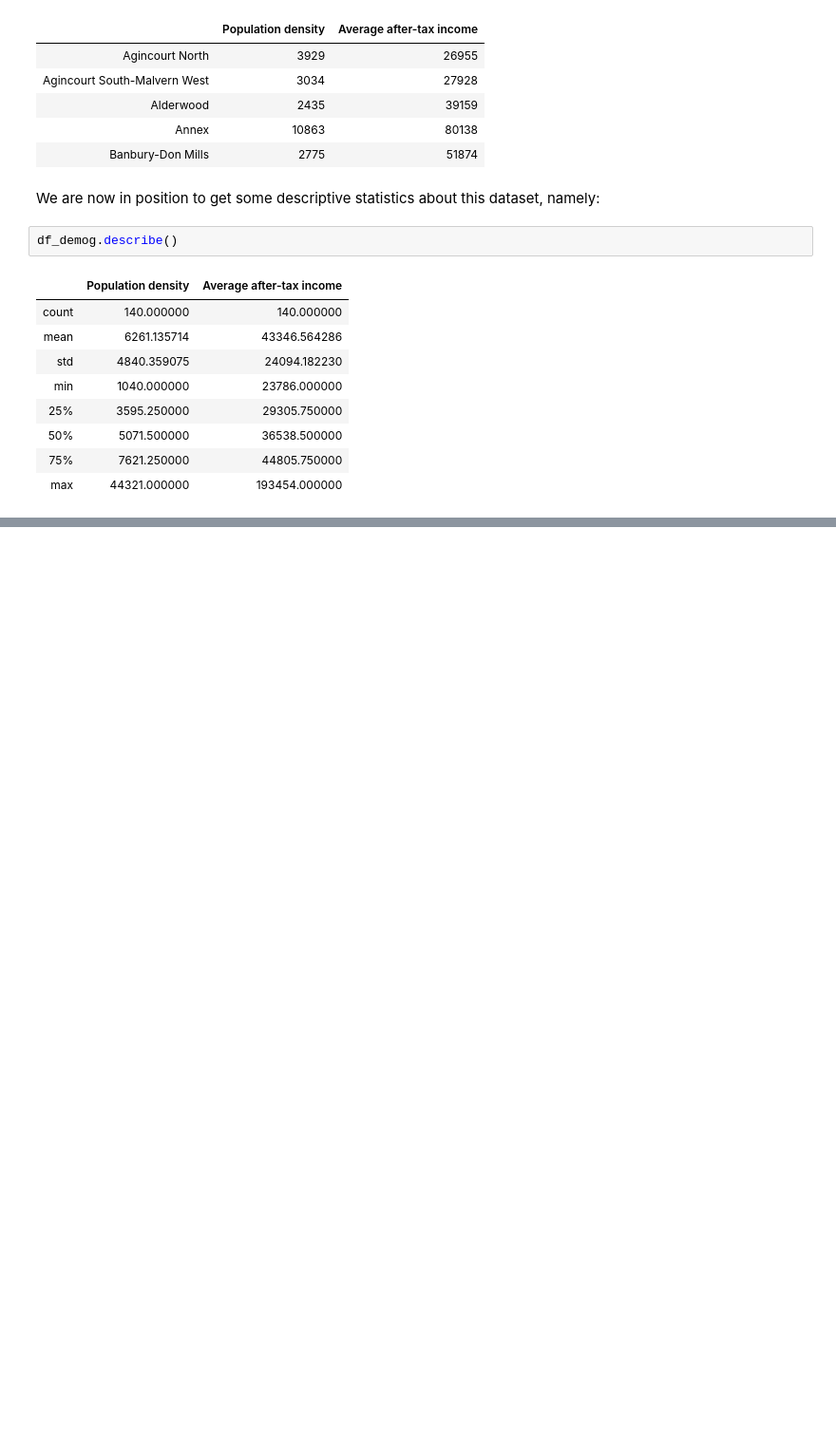
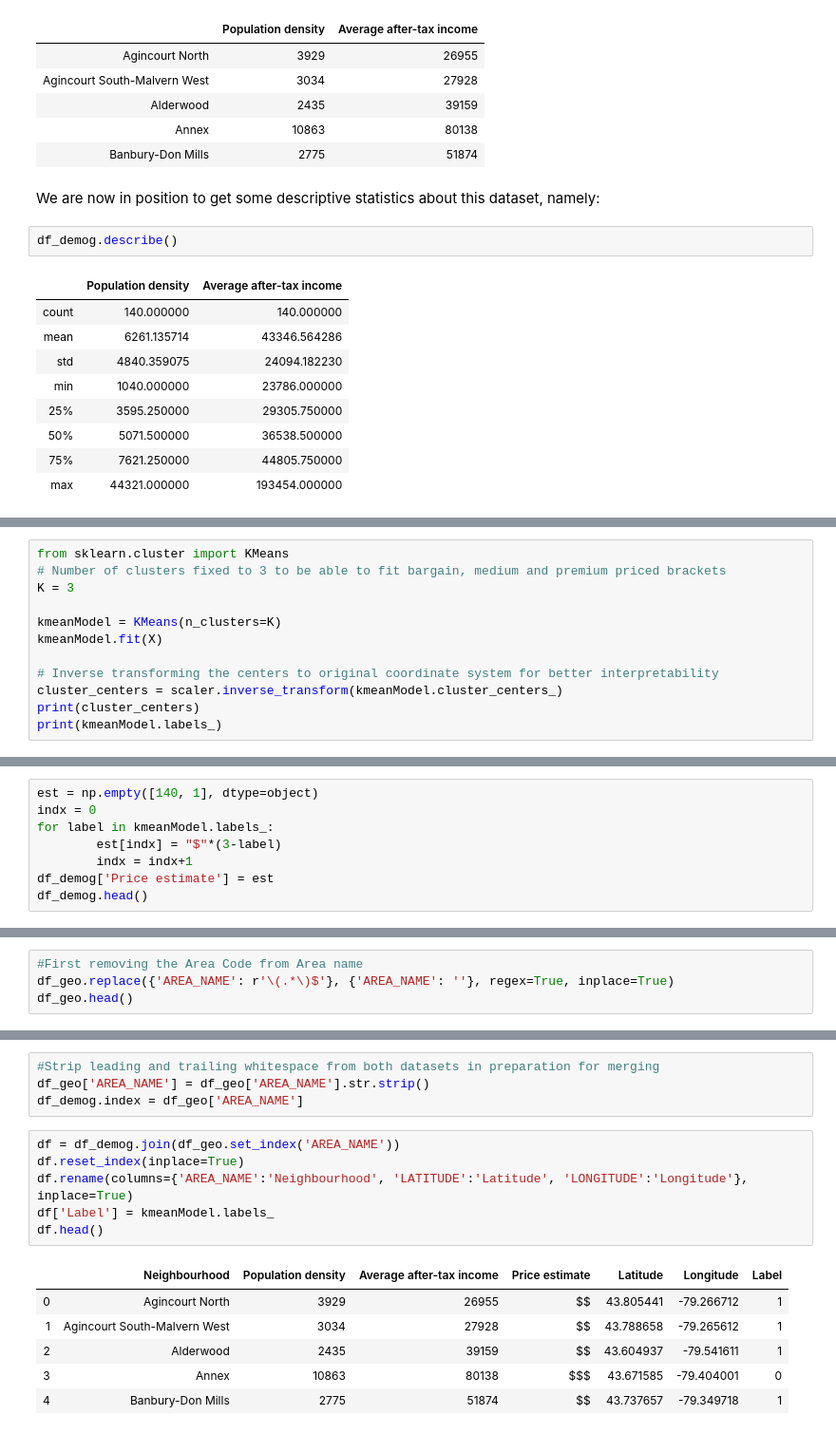
Before and after one commit to suryam08/Coursera_Capstone, a Jupyter notebook: Battle_of_neighbourhoods.ipynb, the cells around one changed output, grey strips where cells are left out. Shown at 95% size. Cells and saved outputs as stored; diff of their text form; blank space fills up the shorter version.

```diff
--- a/Battle_of_neighbourhoods.ipynb
+++ b/Battle_of_neighbourhoods.ipynb
@@ -114,0 +140,12 @@ Concluding remarks and recommendations will be made based on findings in step \#
+# %%
+from sklearn.cluster import KMeans
+# Number of clusters fixed to 3 to be able to fit bargain, medium and premium priced brackets
+K = 3
+
+kmeanModel = KMeans(n_clusters=K)
+kmeanModel.fit(X)
+
+# Inverse transforming the centers to original coordinate system for better interpretability
+cluster_centers = scaler.inverse_transform(kmeanModel.cluster_centers_)
+print(cluster_centers)
+print(kmeanModel.labels_)
@@ -114,0 +170,8 @@ Concluding remarks and recommendations will be made based on findings in step \#
+# %%
+est = np.empty([140, 1], dtype=object)
+indx = 0
+for label in kmeanModel.labels_:
+        est[indx] = "$"*(3-label)
+        indx = indx+1
+df_demog['Price estimate'] = est
+df_demog.head()
@@ -114,0 +218,4 @@ Concluding remarks and recommendations will be made based on findings in step \#
+# %%
+#First removing the Area Code from Area name
+df_geo.replace({'AREA_NAME': r'\(.*\)$'}, {'AREA_NAME': ''}, regex=True, inplace=True)
+df_geo.head()
@@ -114,0 +229,17 @@ Concluding remarks and recommendations will be made based on findings in step \#
+# %%
+#Strip leading and trailing whitespace from both datasets in preparation for merging
+df_geo['AREA_NAME'] = df_geo['AREA_NAME'].str.strip()
+df_demog.index = df_geo['AREA_NAME']
+# %%
+df = df_demog.join(df_geo.set_index('AREA_NAME'))
+df.reset_index(inplace=True)
+df.rename(columns={'AREA_NAME':'Neighbourhood', 'LATITUDE':'Latitude', 'LONGITUDE':'Longitude'}, inplace=True)
+df['Label'] = kmeanModel.labels_
+df.head()
+# %% [output]
+|  | Neighbourhood | Population density | Average after-tax income | Price estimate | Latitude | Longitude | Label |
+| 0 | Agincourt North | 3929 | 26955 | $$ | 43.805441 | -79.266712 | 1 |
+| 1 | Agincourt South-Malvern West | 3034 | 27928 | $$ | 43.788658 | -79.265612 | 1 |
+| 2 | Alderwood | 2435 | 39159 | $$ | 43.604937 | -79.541611 | 1 |
+| 3 | Annex | 10863 | 80138 | $$$ | 43.671585 | -79.404001 | 0 |
+| 4 | Banbury-Don Mills | 2775 | 51874 | $$ | 43.737657 | -79.349718 | 1 |
```
Also changed, not shown: parts of 23 cells of this notebook, 1 other file.
